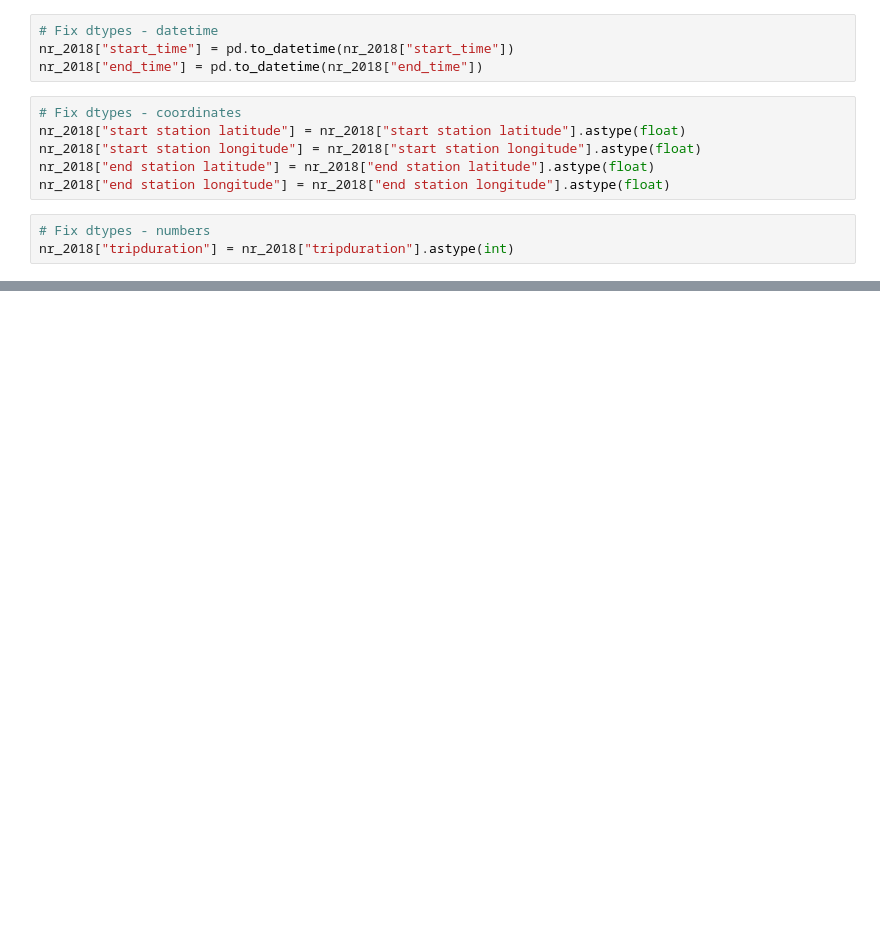
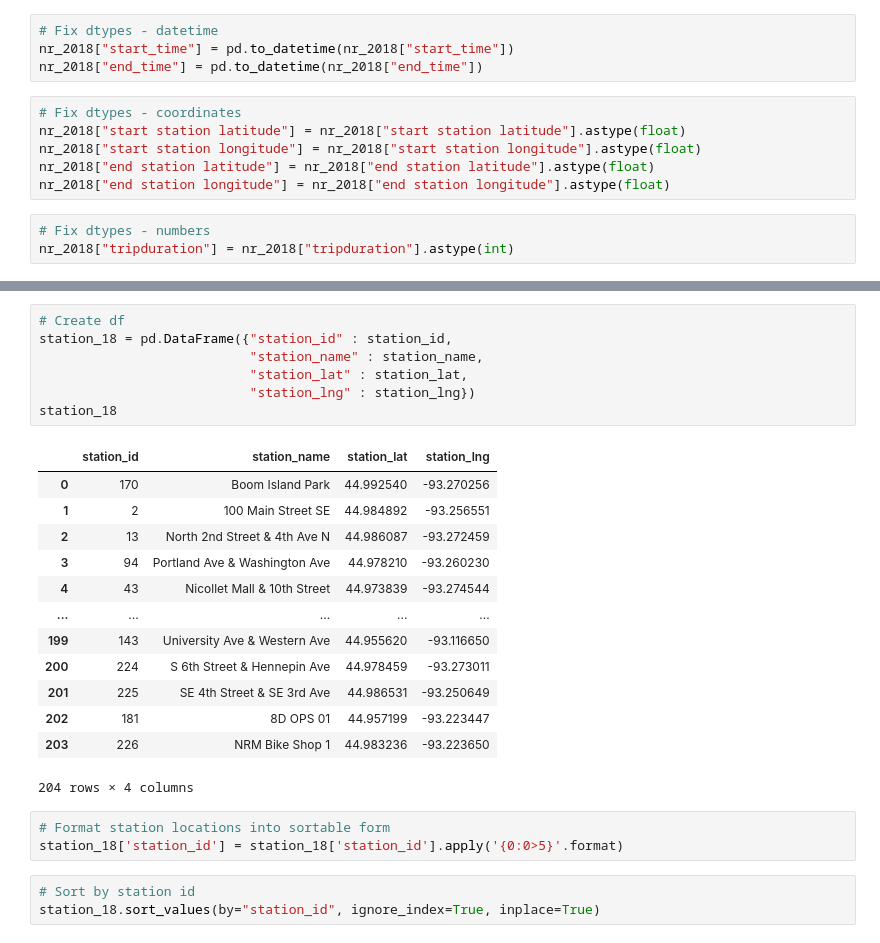
Before and after one commit to luchovzla/project-1, a Jupyter notebook: nice_ride_2018/Nice Ride 2018.ipynb, the cells around one changed output, grey strips where cells are left out. Drawn from its saved outputs; the diff is of its cells as text; blank space fills up the shorter version.

Commit message:
Major cleaning on 2018 data; added Resources folder.

```diff
--- a/nice_ride_2018/Nice Ride 2018.ipynb
+++ b/nice_ride_2018/Nice Ride 2018.ipynb
@@ -176,0 +207,27 @@ dockless_df
+# %%
+# Create df
+station_18 = pd.DataFrame({"station_id" : station_id,
+                           "station_name" : station_name,
+                           "station_lat" : station_lat,
+                           "station_lng" : station_lng})
+station_18
+# %% [output]
+|  | station_id | station_name | station_lat | station_lng |
+| 0 | 170 | Boom Island Park | 44.992540 | -93.270256 |
+| 1 | 2 | 100 Main Street SE | 44.984892 | -93.256551 |
+| 2 | 13 | North 2nd Street & 4th Ave N | 44.986087 | -93.272459 |
+| 3 | 94 | Portland Ave & Washington Ave | 44.978210 | -93.260230 |
+| 4 | 43 | Nicollet Mall & 10th Street | 44.973839 | -93.274544 |
+| ... | ... | ... | ... | ... |
+| 199 | 143 | University Ave & Western Ave | 44.955620 | -93.116650 |
+| 200 | 224 | S 6th Street & Hennepin Ave | 44.978459 | -93.273011 |
+| 201 | 225 | SE 4th Street & SE 3rd Ave | 44.986531 | -93.250649 |
+| 202 | 181 | 8D OPS 01 | 44.957199 | -93.223447 |
+| 203 | 226 | NRM Bike Shop 1 | 44.983236 | -93.223650 |
+204 rows × 4 columns
+# %%
+# Format station locations into sortable form
+station_18['station_id'] = station_18['station_id'].apply('{0:0>5}'.format)
+# %%
+# Sort by station id
+station_18.sort_values(by="station_id", ignore_index=True, inplace=True)
```
Also changed, not shown: parts of 15 cells of this notebook, 3 other files.
